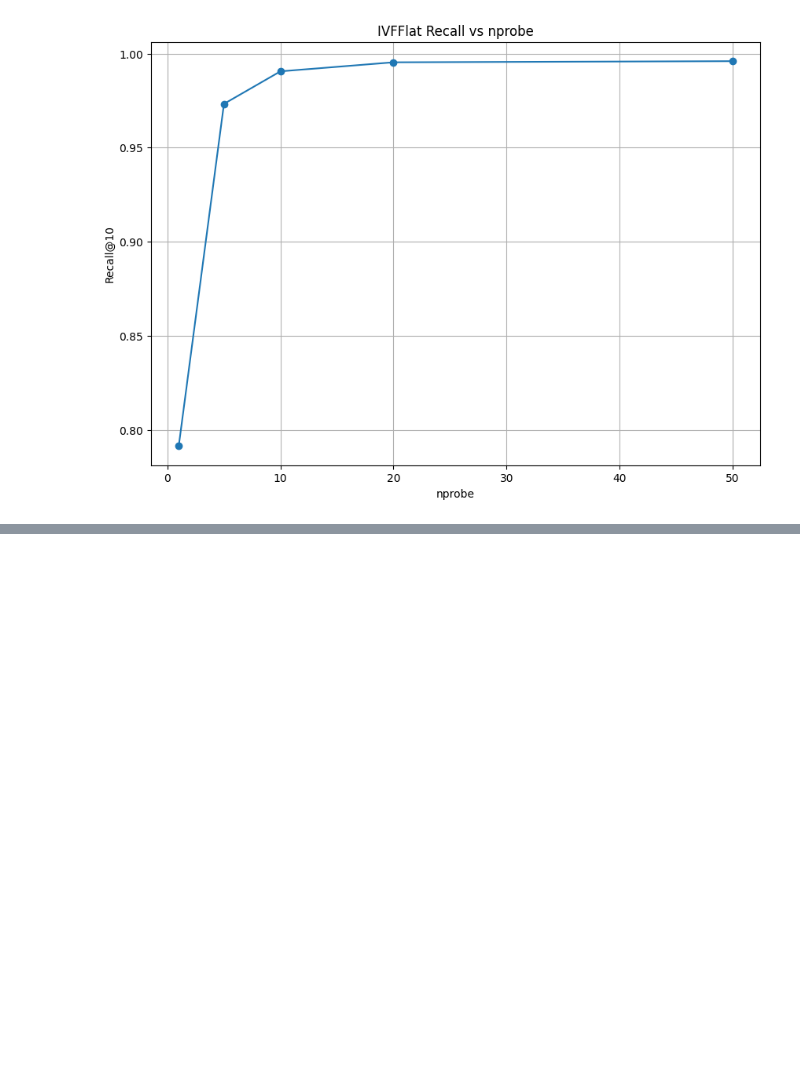
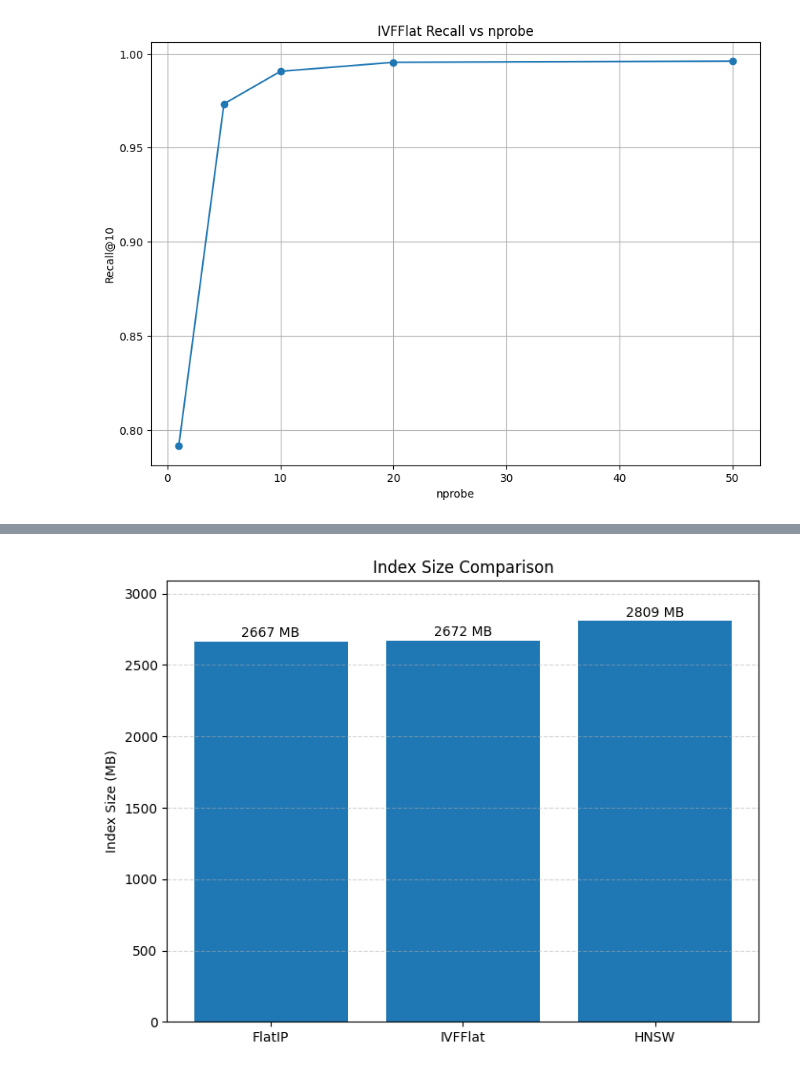
Before and after one commit to GeorgeKorlos/protein-sequence-similarity-search-microservice, a Jupyter notebook: notebooks/03_index_benchmark.ipynb, the cells around one changed output, grey strips where cells are left out. Cells and saved outputs as stored; diff of their text form; code cells hidden in the pictures; blank space fills up the shorter version.

```diff
--- a/notebooks/03_index_benchmark.ipynb
+++ b/notebooks/03_index_benchmark.ipynb
@@ -86,0 +100,25 @@ plt.show()
+# %%
+index_types = ["FlatIP", "IVFFlat", "HNSW"]
+sizes_mb = [2667, 2672, 2809]
+
+plt.figure(figsize=(8, 6))
+
+bars = plt.bar(index_types, sizes_mb)
+
+for bar in bars:
+    height = bar.get_height()
+    plt.text(
+        bar.get_x() + bar.get_width() / 2,
+        height + 10,
+        f"{height:.0f} MB",
+        ha="center",
+        va="bottom"
+    )
+
+plt.ylabel("Index Size (MB)")
+plt.title("Index Size Comparison")
+plt.ylim(0, max(sizes_mb) * 1.1)
+plt.grid(axis="y", linestyle="--", alpha=0.5)
+plt.show()
+# %% [output]
+[figure, added]
```
Also changed, not shown: parts of 5 cells of this notebook, 1 other file.
